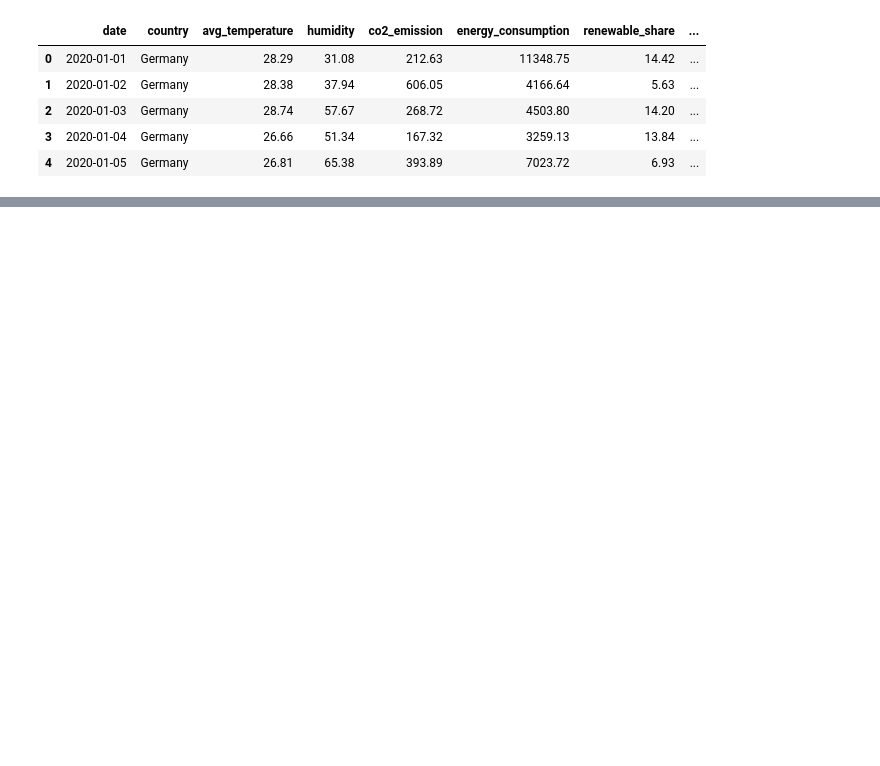
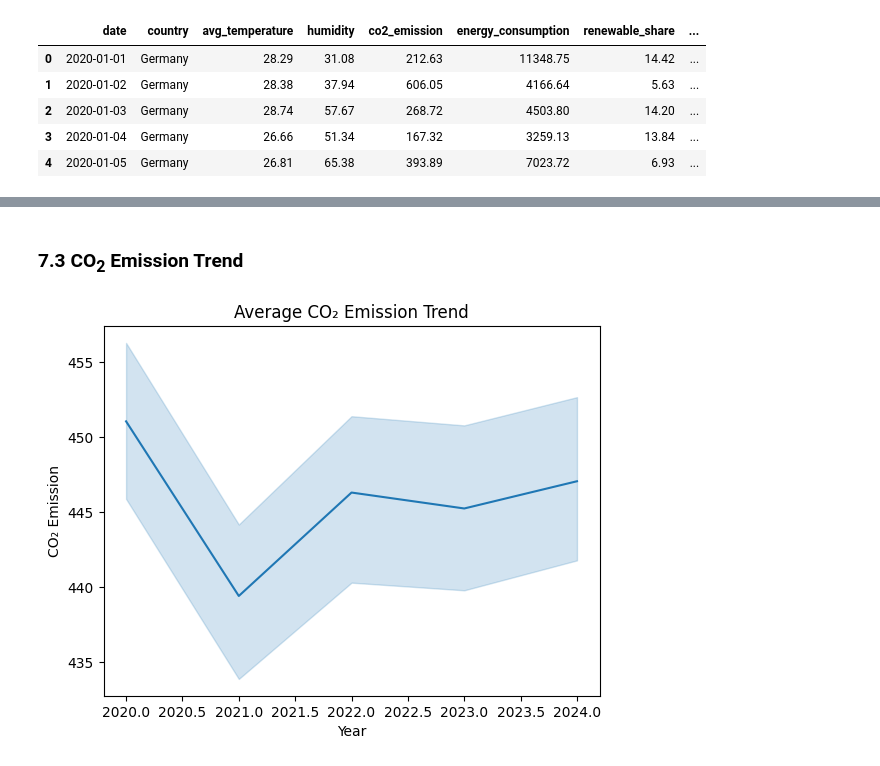
Before and after one commit to Akashsoni2004/global-energy-analysis, a Jupyter notebook: notebooks/Global_Energy_Consumption.ipynb, the cells around one changed output, grey strips where cells are left out. Saved outputs shown, nothing was run; the diff lists cells and outputs as text; code cells hidden in the pictures; blank space fills up the shorter version.

```diff
--- a/notebooks/Global_Energy_Consumption.ipynb
+++ b/notebooks/Global_Energy_Consumption.ipynb
@@ -153,0 +183,10 @@ df.head()
+# %% [markdown]
+### 7.3 CO<sub>2</sub> Emission Trend
+# %%
+sns.lineplot(data=df, x="year", y="co2_emission", markers="o")
+plt.title('Average CO₂ Emission Trend')
+plt.xlabel('Year')
+plt.ylabel('CO₂ Emission')
+plt.show()
+# %% [output]
+[figure, added]
```
Also changed, not shown: parts of 9 cells of this notebook.
